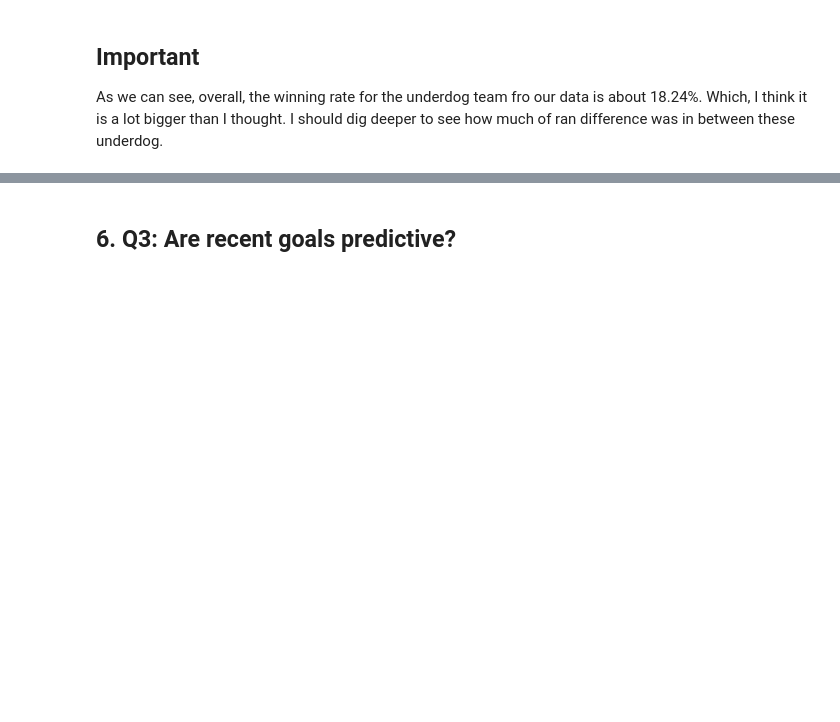
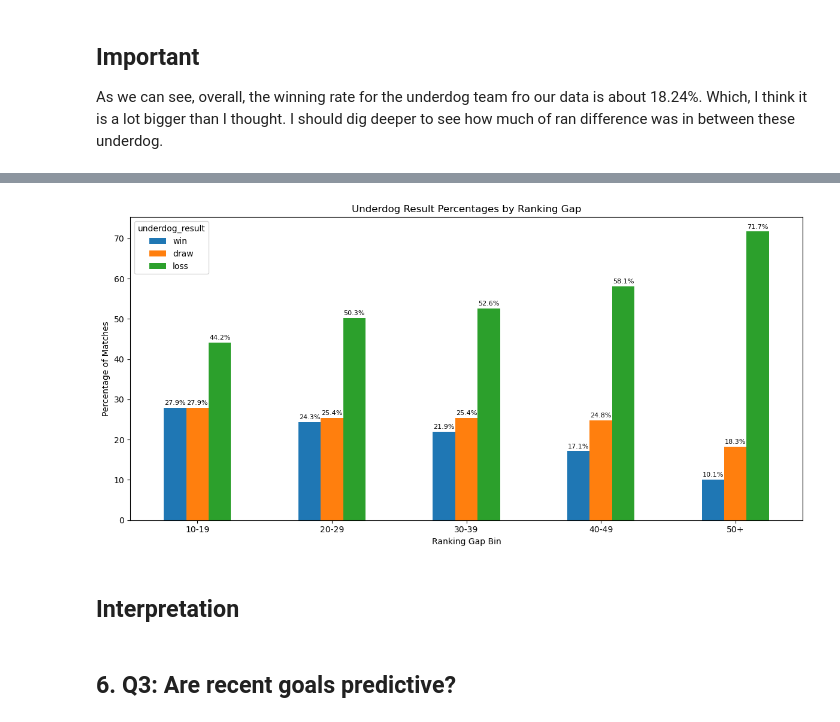
Before and after one commit to Alejandromarchesini12/fifa-worldcup-ml-simulation, a Jupyter notebook: notebooks/Phase2_Exploratory_Data_Analysis.ipynb, the cells around one changed output, grey strips where cells are left out. Drawn from its saved outputs; the diff is of its cells as text; code cells hidden in the pictures; blank space fills up the shorter version.

Commit message:
Underdog Result Percentages by Ranking Gap plot

```diff
--- a/notebooks/Phase2_Exploratory_Data_Analysis.ipynb
+++ b/notebooks/Phase2_Exploratory_Data_Analysis.ipynb
@@ -433,3 +492,25 @@ As we can see, overall, the winning rate for the underdog team fro our data is a
+# %%
+# Plotting the pivot like Q1
+ax = q2_table.plot(kind='bar', figsize=(12, 6))
+
+plt.title("Underdog Result Percentages by Ranking Gap")
+plt.xlabel("Ranking Gap Bin")
+plt.ylabel("Percentage of Matches")
+plt.xticks(rotation=0)
+
+for container in ax.containers:
+    labels_for_bars = [
+        f"{bar.get_height():.1f}%" if bar.get_height() > 0 else ""
+        for bar in container
+    ]
+    ax.bar_label(container, labels=labels_for_bars, padding=2, fontsize=8)
+
+plt.tight_layout()
+plt.show()
+# %% [output]
+[figure, added]
+# %% [markdown]
+## Interpretation ##
 # %% [markdown]
 ## 6. Q3: Are recent goals predictive?
 # %% [markdown]
```
Also changed, not shown: parts of 2 cells of this notebook.
